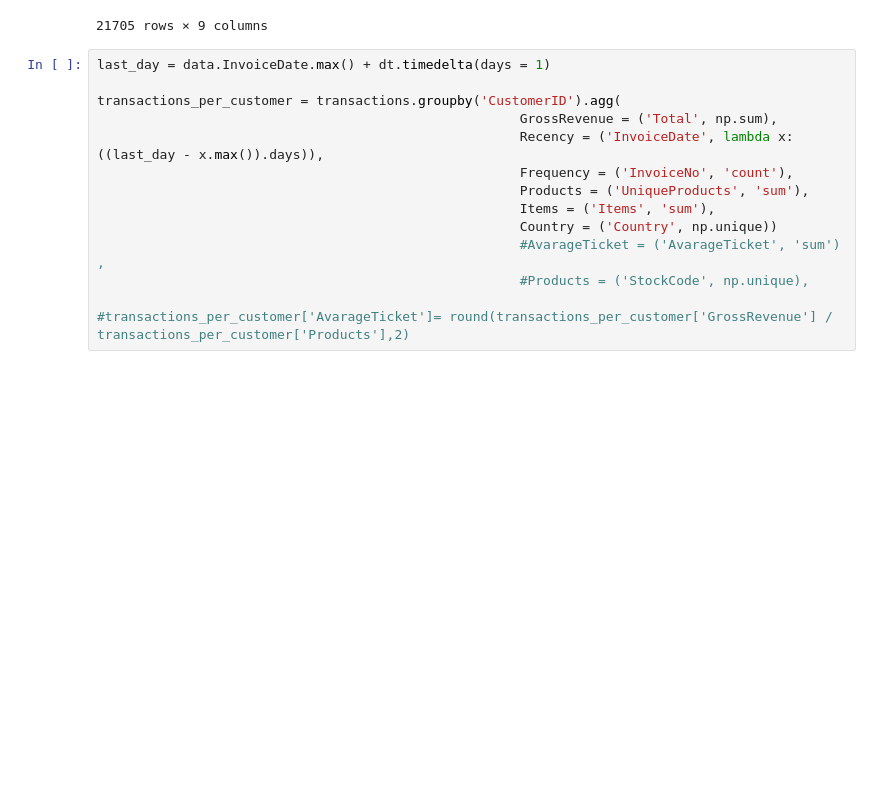
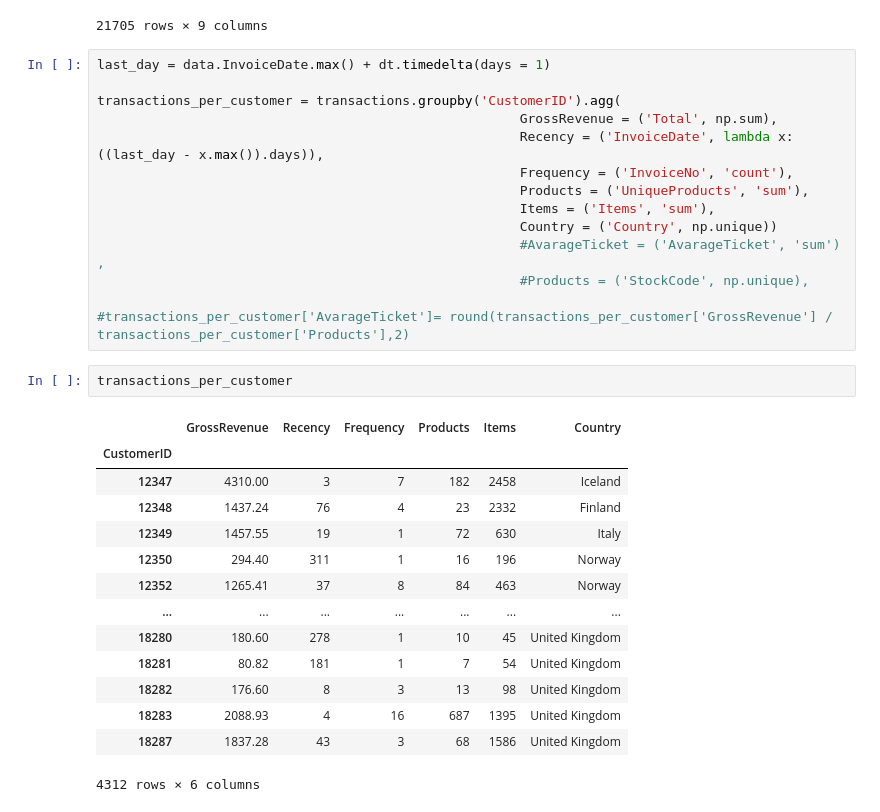
Before and after one commit to alyssonvidal/E-Commerce-Clusterization, a Jupyter notebook: notebooks/part01_preprocessing.ipynb, the cells around one changed output. Saved outputs shown, nothing was run; the diff lists cells and outputs as text; blank space fills up the shorter version.

```diff
--- a/notebooks/part01_preprocessing.ipynb
+++ b/notebooks/part01_preprocessing.ipynb
@@ -247,3 +268,20 @@ transactions_per_customer = transactions.groupby('CustomerID').agg(
                                                       #Products = ('StockCode', np.unique),
 
 #transactions_per_customer['AvarageTicket']= round(transactions_per_customer['GrossRevenue'] / transactions_per_customer['Products'],2)
+# %%
+transactions_per_customer
+# %% [output]
+|  | GrossRevenue | Recency | Frequency | Products | Items | Country |
+| CustomerID |  |  |  |  |  |  |
+| 12347 | 4310.00 | 3 | 7 | 182 | 2458 | Iceland |
+| 12348 | 1437.24 | 76 | 4 | 23 | 2332 | Finland |
+| 12349 | 1457.55 | 19 | 1 | 72 | 630 | Italy |
+| 12350 | 294.40 | 311 | 1 | 16 | 196 | Norway |
+| 12352 | 1265.41 | 37 | 8 | 84 | 463 | Norway |
+| ... | ... | ... | ... | ... | ... | ... |
+| 18280 | 180.60 | 278 | 1 | 10 | 45 | United Kingdom |
+| 18281 | 80.82 | 181 | 1 | 7 | 54 | United Kingdom |
+| 18282 | 176.60 | 8 | 3 | 13 | 98 | United Kingdom |
+| 18283 | 2088.93 | 4 | 16 | 687 | 1395 | United Kingdom |
+| 18287 | 1837.28 | 43 | 3 | 68 | 1586 | United Kingdom |
+4312 rows × 6 columns
```
Also changed, not shown: parts of 16 cells of this notebook, 15 other files.
